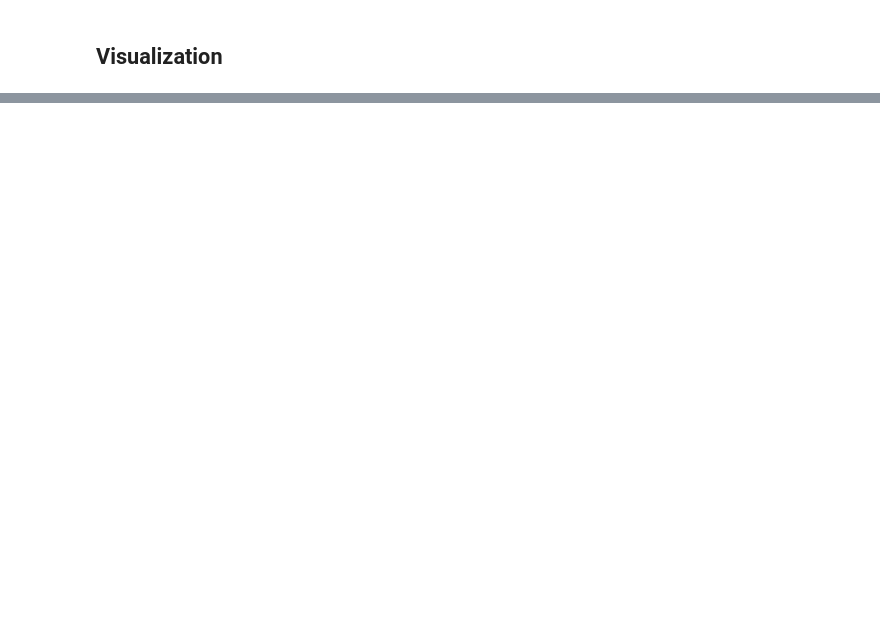
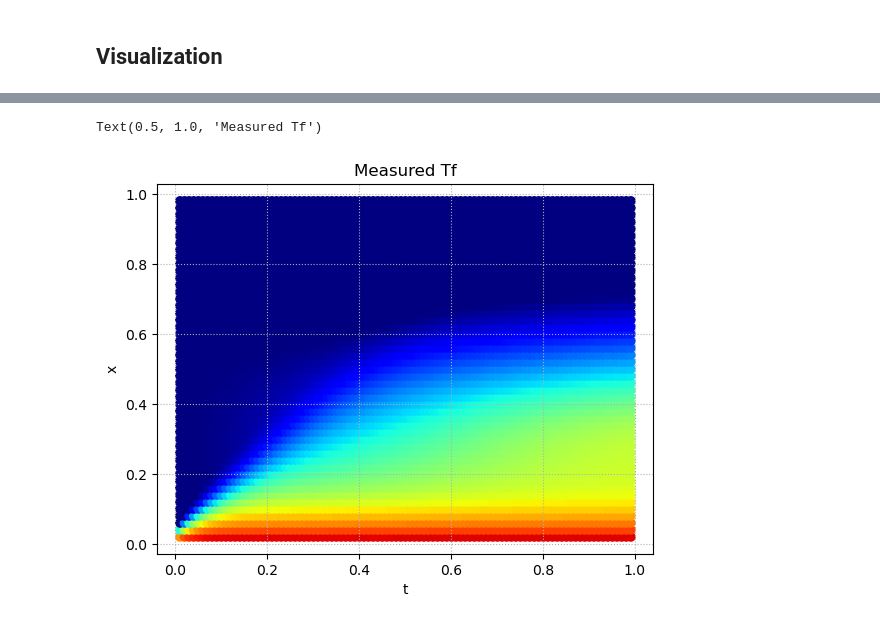
Before and after one commit to carlalozu/AICSE, a Jupyter notebook: project01/Proj1_Y24/Task2/PINNs_for_Inverse_Problems.ipynb, the cells around one changed output, grey strips where cells are left out. Cells and saved outputs as stored; diff of their text form; code cells hidden in the pictures; blank space fills up the shorter version.

```diff
--- a/project01/Proj1_Y24/Task2/PINNs_for_Inverse_Problems.ipynb
+++ b/project01/Proj1_Y24/Task2/PINNs_for_Inverse_Problems.ipynb
@@ -99,0 +85,15 @@ pinn.plot()
+# %%
+plt.scatter(
+    input_meas_[:, 0],
+    input_meas_[:, 1],
+    c=output_meas_,
+    cmap="jet",
+    clim=(1, 4)
+)
+plt.xlabel("t")
+plt.ylabel("x")
+plt.grid(True, which="both", ls=":")
+plt.title(f"Measured Tf")
+# %% [output]
+Text(0.5, 1.0, 'Measured Tf')
+[figure, added]
```
Also changed, not shown: parts of 5 cells of this notebook, 1 other file.
